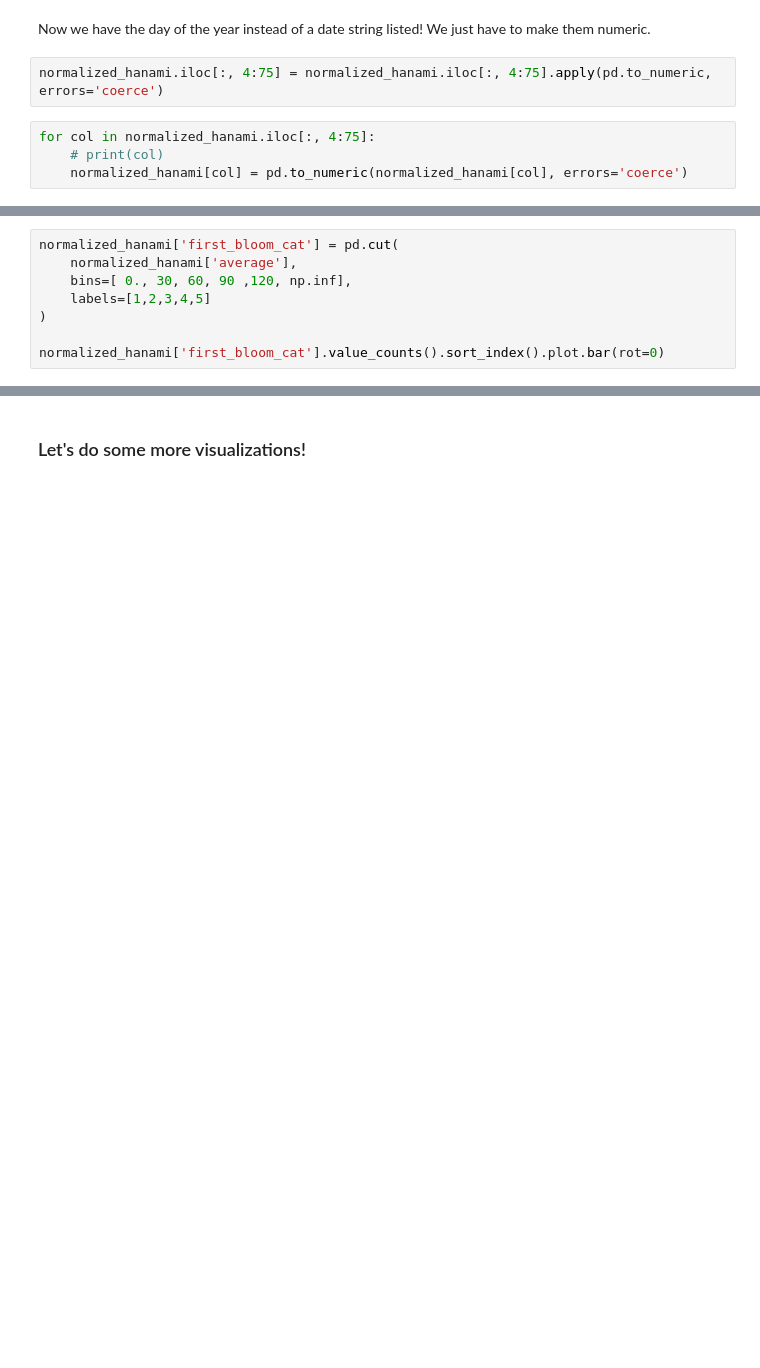
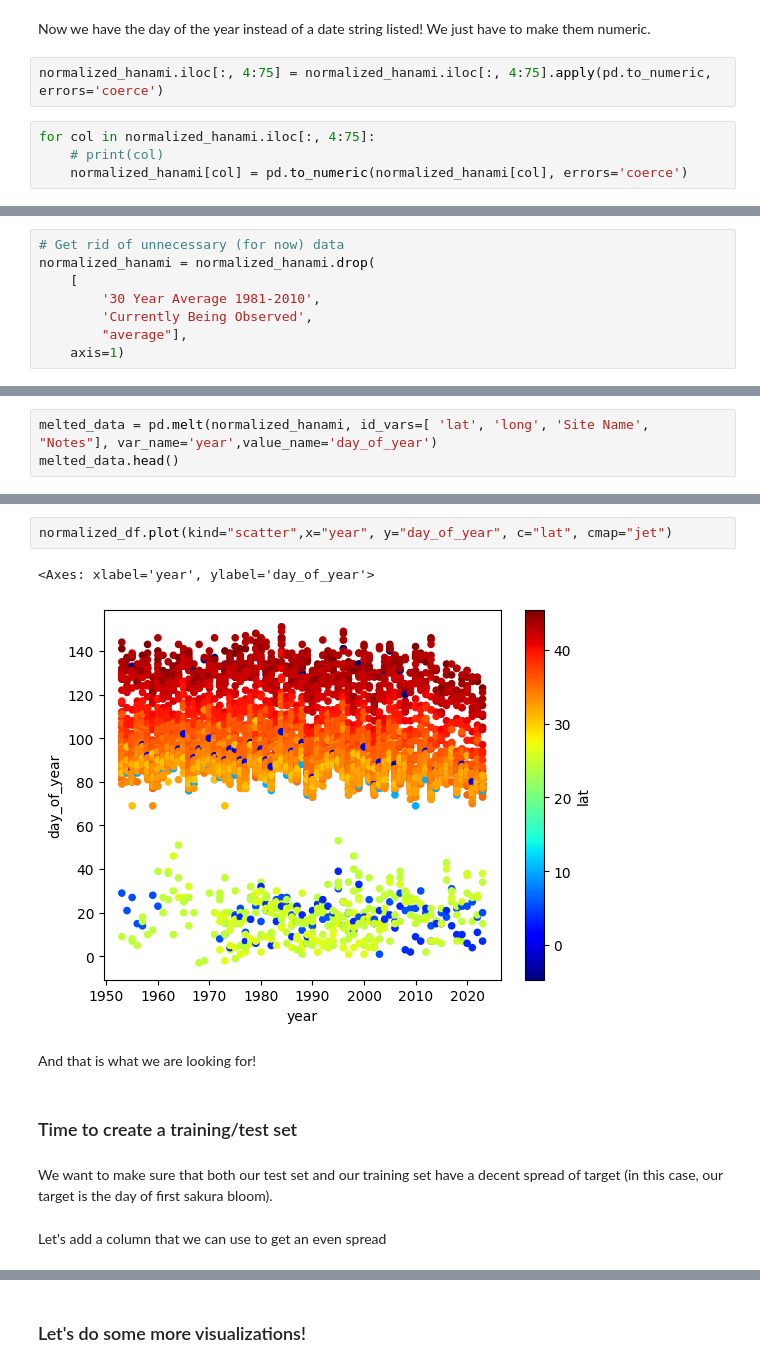
Before and after one commit to katemoser/hanami-ml-project, a Jupyter notebook: hanami.ipynb, the cells around one changed output, grey strips where cells are left out. Drawn from its saved outputs; the diff is of its cells as text; blank space fills up the shorter version.

```diff
--- a/hanami.ipynb
+++ b/hanami.ipynb
@@ -226,8 +193,0 @@ We want to make sure that both our test set and our training set have a decent s
-# %%
-normalized_hanami['first_bloom_cat'] = pd.cut(
-    normalized_hanami['average'],
-    bins=[ 0., 30, 60, 90 ,120, np.inf],
-    labels=[1,2,3,4,5]
-)
-
-normalized_hanami['first_bloom_cat'].value_counts().sort_index().plot.bar(rot=0)
@@ -238,0 +215,8 @@ Now that we've broken this into rough months, we can do a training and test spli
+# %%
+# Get rid of unnecessary (for now) data
+normalized_hanami = normalized_hanami.drop(
+    [
+        '30 Year Average 1981-2010',
+        'Currently Being Observed',
+        "average"],
+    axis=1)
@@ -238,0 +225,3 @@ Now that we've broken this into rough months, we can do a training and test spli
+# %%
+melted_data = pd.melt(normalized_hanami, id_vars=[ 'lat', 'long', 'Site Name', "Notes"], var_name='year',value_name='day_of_year')
+melted_data.head()
@@ -238,0 +283,13 @@ Now that we've broken this into rough months, we can do a training and test spli
+# %%
+normalized_df.plot(kind="scatter",x="year", y="day_of_year", c="lat", cmap="jet")
+# %% [output]
+<Axes: xlabel='year', ylabel='day_of_year'>
+[figure, added]
+# %% [markdown]
+And that is what we are looking for!
+# %% [markdown]
+### Time to create a training/test set
+# %% [markdown]
+We want to make sure that both our test set and our training set have a decent spread of target (in this case, our target is the day of first sakura bloom).
+# %% [markdown]
+Let's add a column that we can use to get an even spread
```
Also changed, not shown: parts of 90 cells of this notebook.
